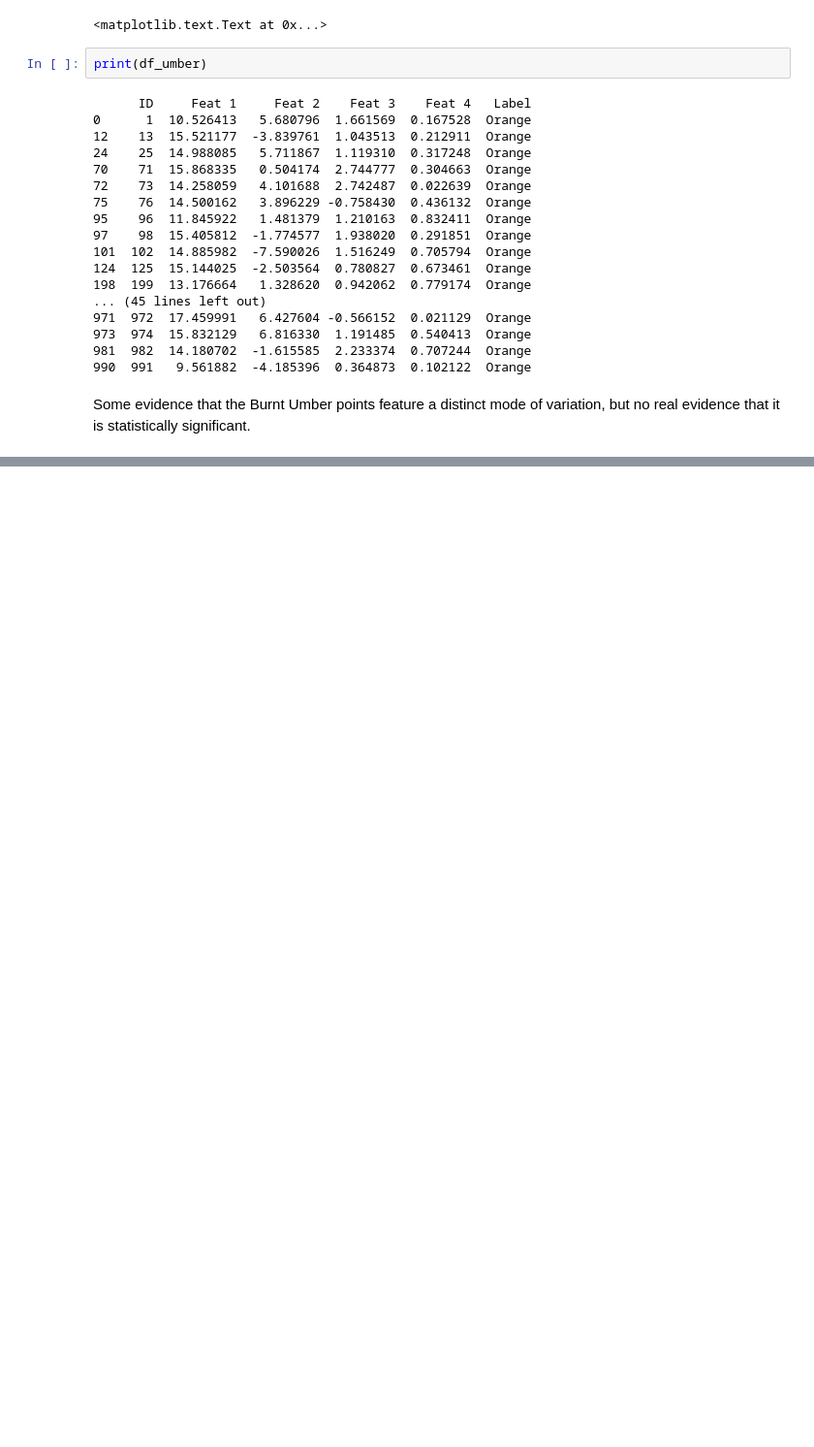
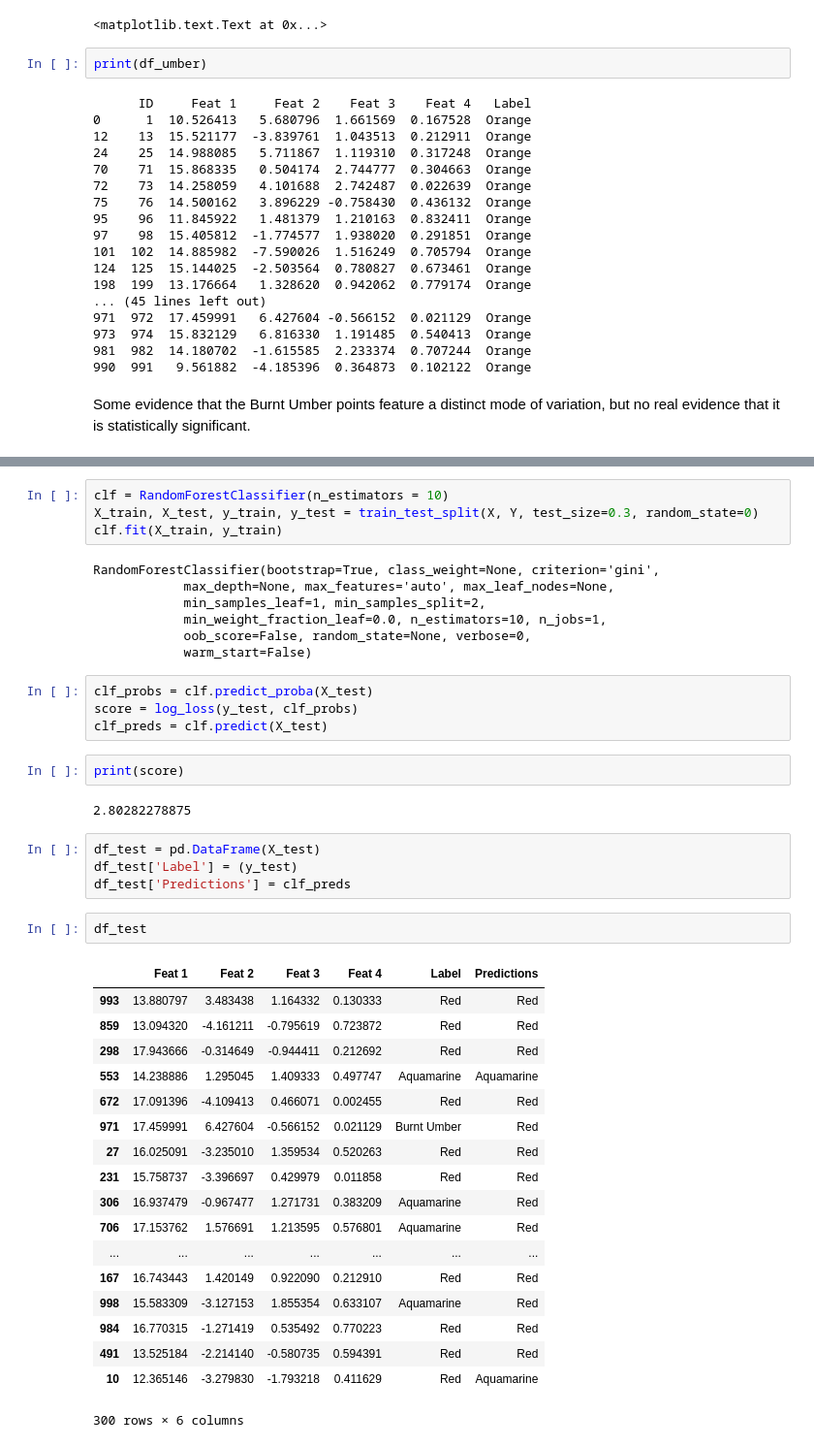
Before and after one commit to magratheazaphod/nextcaller, a Jupyter notebook: one_scratch.ipynb, the cells around one changed output, grey strips where cells are left out. Shown at 97% size. Saved outputs shown, nothing was run; the diff lists cells and outputs as text; blank space fills up the shorter version.

Commit message:
playing around with random forest

```diff
--- a/one_scratch.ipynb
+++ b/one_scratch.ipynb
@@ -653,0 +676,44 @@ Some evidence that the Burnt Umber points feature a distinct mode of variation,
+# %%
+clf = RandomForestClassifier(n_estimators = 10)
+X_train, X_test, y_train, y_test = train_test_split(X, Y, test_size=0.3, random_state=0)
+clf.fit(X_train, y_train)
+# %% [output]
+RandomForestClassifier(bootstrap=True, class_weight=None, criterion='gini',
+            max_depth=None, max_features='auto', max_leaf_nodes=None,
+            min_samples_leaf=1, min_samples_split=2,
+            min_weight_fraction_leaf=0.0, n_estimators=10, n_jobs=1,
+            oob_score=False, random_state=None, verbose=0,
+            warm_start=False)
+# %%
+clf_probs = clf.predict_proba(X_test)
+score = log_loss(y_test, clf_probs)
+clf_preds = clf.predict(X_test)
+# %%
+print(score)
+# %% [output]
+2.80282278875
+# %%
+df_test = pd.DataFrame(X_test)
+df_test['Label'] = (y_test)
+df_test['Predictions'] = clf_preds
+# %%
+df_test
+# %% [output]
+|  | Feat 1 | Feat 2 | Feat 3 | Feat 4 | Label | Predictions |
+| 993 | 13.880797 | 3.483438 | 1.164332 | 0.130333 | Red | Red |
+| 859 | 13.094320 | -4.161211 | -0.795619 | 0.723872 | Red | Red |
+| 298 | 17.943666 | -0.314649 | -0.944411 | 0.212692 | Red | Red |
+| 553 | 14.238886 | 1.295045 | 1.409333 | 0.497747 | Aquamarine | Aquamarine |
+| 672 | 17.091396 | -4.109413 | 0.466071 | 0.002455 | Red | Red |
+| 971 | 17.459991 | 6.427604 | -0.566152 | 0.021129 | Burnt Umber | Red |
+| 27 | 16.025091 | -3.235010 | 1.359534 | 0.520263 | Red | Red |
+| 231 | 15.758737 | -3.396697 | 0.429979 | 0.011858 | Red | Red |
+| 306 | 16.937479 | -0.967477 | 1.271731 | 0.383209 | Aquamarine | Red |
+| 706 | 17.153762 | 1.576691 | 1.213595 | 0.576801 | Aquamarine | Red |
+| ... | ... | ... | ... | ... | ... | ... |
+| 167 | 16.743443 | 1.420149 | 0.922090 | 0.212910 | Red | Red |
+| 998 | 15.583309 | -3.127153 | 1.855354 | 0.633107 | Aquamarine | Red |
+| 984 | 16.770315 | -1.271419 | 0.535492 | 0.770223 | Red | Red |
+| 491 | 13.525184 | -2.214140 | -0.580735 | 0.594391 | Red | Red |
+| 10 | 12.365146 | -3.279830 | -1.793218 | 0.411629 | Red | Aquamarine |
+300 rows × 6 columns
```
Also changed, not shown: parts of 3 cells of this notebook, 1 other file.
